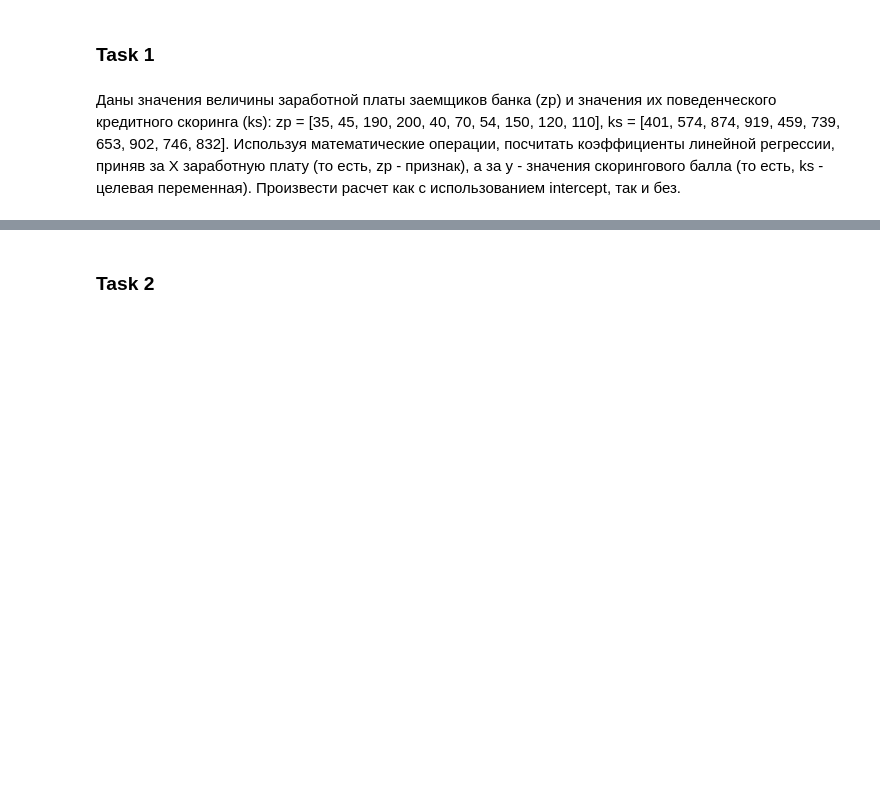
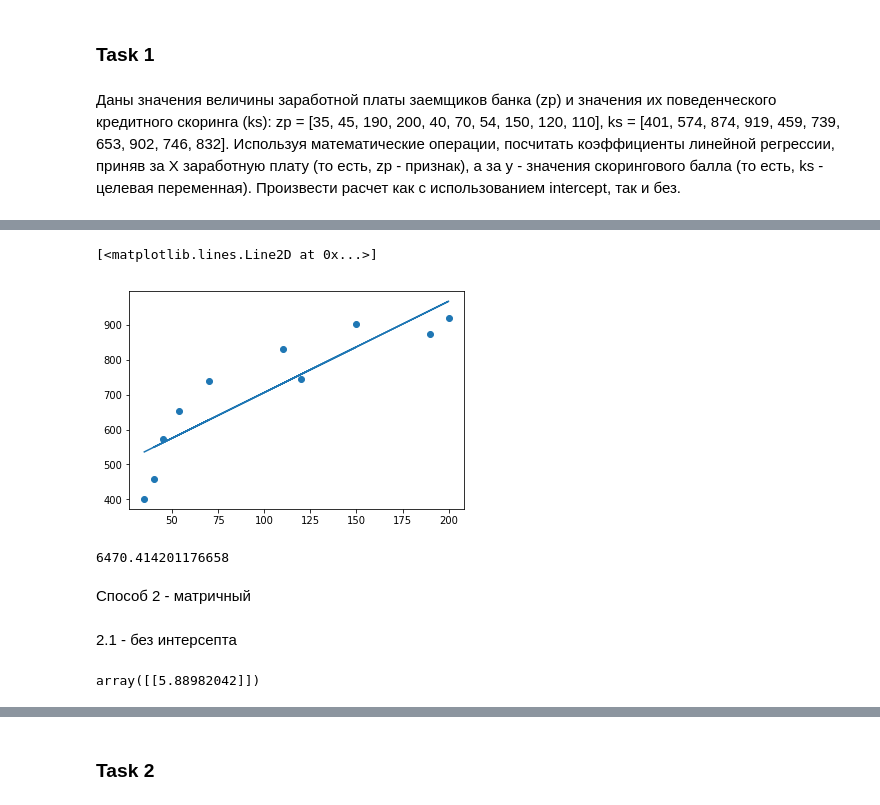
Before and after one commit to Vikvas6/ProbTheory-HW, a Jupyter notebook: Lesson 7 HW.ipynb, the cells around one changed output, grey strips where cells are left out. Drawn from its saved outputs; the diff is of its cells as text; code cells hidden in the pictures; blank space fills up the shorter version.

```diff
--- a/Lesson 7 HW.ipynb
+++ b/Lesson 7 HW.ipynb
@@ -4,0 +51,23 @@
+# %%
+y_pred = a + b * X
+# %%
+plt.scatter(X, y)
+plt.plot(X, y_pred)
+# %% [output]
+[<matplotlib.lines.Line2D at 0x...>]
+[figure, added]
+# %%
+mse(y, y_pred)
+# %% [output]
+6470.414201176658
+# %% [markdown]
+Способ 2 - матричный
+# %% [markdown]
+2.1 - без интерсепта
+# %%
+X_2_1 = zp.reshape((1, 10))
+y_2_1 = ks.reshape((1, 10))
+W = np.dot(np.linalg.inv(np.dot(X_2_1, X_2_1.T)), X_2_1) @ y_2_1.T
+W
+# %% [output]
+array([[5.88982042]])
```
Also changed, not shown: parts of 28 cells of this notebook.
